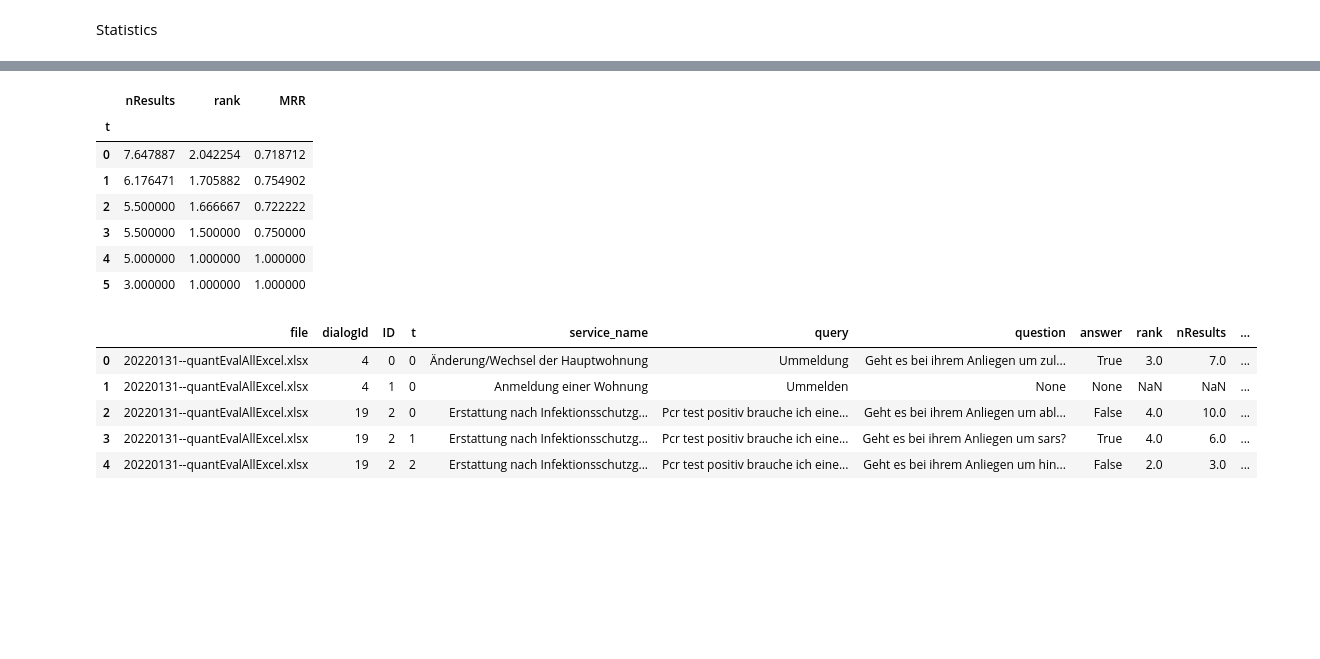
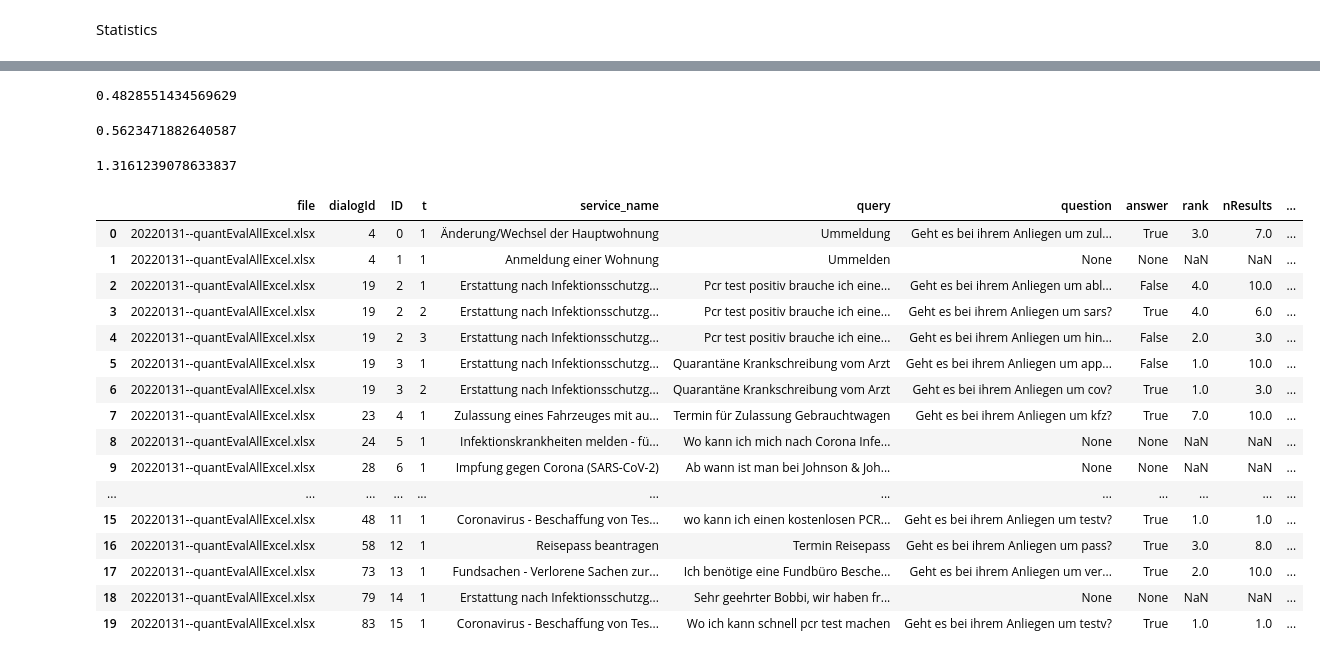
Before and after one commit to moritzwassmer/PJDS_chatbot, a Jupyter notebook: CodingDirectory/Clustering/evaluation.ipynb, the cells around one changed output, grey strips where cells are left out. Drawn from its saved outputs; the diff is of its cells as text; code cells hidden in the pictures; blank space fills up the shorter version.

```diff
--- a/CodingDirectory/Clustering/evaluation.ipynb
+++ b/CodingDirectory/Clustering/evaluation.ipynb
@@ -18,7 +18,7 @@ warnings.filterwarnings(action='ignore')
 import os
 file = os.path.realpath("../../Evaluierung/eval.csv")
 eval = pd.read_csv(file, sep = ";")
-eval = eval.head(100)
+eval = eval.head(1000)
 eval.head()
 # %% [output]
 |  | documentId | file | dialogId | initialQuestion | suggestionCount | directlyFound | name |
@@ -138,6 +139,7 @@ for (ID, row) in eval.iterrows():#np.arange(0,len(eval.index)-1):#[0,1,2,3,4]
 # %%
 log_df = pd.DataFrame(lg.liste, columns=["file","dialogId", "ID","t", "service_name", "query", "question", "answer", "rank", "nResults"])
 log_df["rank"] = log_df["rank"]+1
+log_df["t"] = log_df["t"] +1
 log_df.head()
 # %% [output]
 |  | file | dialogId | ID | t | service_name | query | question | answer | rank | nResults |
@@ -176,15 +180 @@ t
 Name: sugg_improvement, dtype: float64
-# %%
-# MRR
-log_df["MRR"] = 1/log_df["rank"]
-
-log_df.groupby(["t"])["nResults", "rank", "MRR" ].mean()
-# %% [output]
-|  | nResults | rank | MRR |
-| t |  |  |  |
-| 0 | 7.647887 | 2.042254 | 0.718712 |
-| 1 | 6.176471 | 1.705882 | 0.754902 |
-| 2 | 5.500000 | 1.666667 | 0.722222 |
-| 3 | 5.500000 | 1.500000 | 0.750000 |
-| 4 | 5.000000 | 1.000000 | 1.000000 |
-| 5 | 3.000000 | 1.000000 | 1.000000 |
@@ -193,12 +181,40 @@ log_df.groupby(["t"])["nResults", "rank", "MRR" ].mean()
-# %%
-#test = pd.merge(eval, log_df, on=["file", "dialogId"], how="inner")
-#test
-
-log_df.head()
-# %% [output]
-|  | file | dialogId | ID | t | service_name | query | question | answer | rank | nResults | ... |
-| 0 | 20220131--quantEvalAllExcel.xlsx | 4 | 0 | 0 | Änderung/Wechsel der Hauptwohnung | Ummeldung | Geht es bei ihrem Anliegen um zul... | True | 3.0 | 7.0 | ... |
-| 1 | 20220131--quantEvalAllExcel.xlsx | 4 | 1 | 0 | Anmeldung einer Wohnung | Ummelden | None | None | NaN | NaN | ... |
-| 2 | 20220131--quantEvalAllExcel.xlsx | 19 | 2 | 0 | Erstattung nach Infektionsschutzg... | Pcr test positiv brauche ich eine... | Geht es bei ihrem Anliegen um abl... | False | 4.0 | 10.0 | ... |
-| 3 | 20220131--quantEvalAllExcel.xlsx | 19 | 2 | 1 | Erstattung nach Infektionsschutzg... | Pcr test positiv brauche ich eine... | Geht es bei ihrem Anliegen um sars? | True | 4.0 | 6.0 | ... |
-| 4 | 20220131--quantEvalAllExcel.xlsx | 19 | 2 | 2 | Erstattung nach Infektionsschutzg... | Pcr test positiv brauche ich eine... | Geht es bei ihrem Anliegen um hin... | False | 2.0 | 3.0 | ... |
+# %%
+# MRR ohne cluster refinement
+df = log_df.loc[log_df["t"] == 1]
+MRR_ohne = 1/(df["rank"].mean())
+MRR_ohne
+# %% [output]
+0.4828551434569629
+# %%
+# MRR mit cluster refinement
+df = log_df.groupby(["ID"]).last("t")
+MRR_mit = 1/(df["rank"].mean())
+MRR_mit
+#df.head()
+# %% [output]
+0.5623471882640587
+# %%
+# avg Turns (Achtun!) -> chatbot geht noch nicht bis auf einzelnen service herunter
+log_df["t"].mean()
+# %% [output]
+1.3161239078633837
+# %%
+log_df.head(20)
+# %% [output]
+|  | file | dialogId | ID | t | service_name | query | question | answer | rank | nResults | ... |
+| 0 | 20220131--quantEvalAllExcel.xlsx | 4 | 0 | 1 | Änderung/Wechsel der Hauptwohnung | Ummeldung | Geht es bei ihrem Anliegen um zul... | True | 3.0 | 7.0 | ... |
+| 1 | 20220131--quantEvalAllExcel.xlsx | 4 | 1 | 1 | Anmeldung einer Wohnung | Ummelden | None | None | NaN | NaN | ... |
+| 2 | 20220131--quantEvalAllExcel.xlsx | 19 | 2 | 1 | Erstattung nach Infektionsschutzg... | Pcr test positiv brauche ich eine... | Geht es bei ihrem Anliegen um abl... | False | 4.0 | 10.0 | ... |
+| 3 | 20220131--quantEvalAllExcel.xlsx | 19 | 2 | 2 | Erstattung nach Infektionsschutzg... | Pcr test positiv brauche ich eine... | Geht es bei ihrem Anliegen um sars? | True | 4.0 | 6.0 | ... |
+| 4 | 20220131--quantEvalAllExcel.xlsx | 19 | 2 | 3 | Erstattung nach Infektionsschutzg... | Pcr test positiv brauche ich eine... | Geht es bei ihrem Anliegen um hin... | False | 2.0 | 3.0 | ... |
+| 5 | 20220131--quantEvalAllExcel.xlsx | 19 | 3 | 1 | Erstattung nach Infektionsschutzg... | Quarantäne Krankschreibung vom Arzt | Geht es bei ihrem Anliegen um app... | False | 1.0 | 10.0 | ... |
+| 6 | 20220131--quantEvalAllExcel.xlsx | 19 | 3 | 2 | Erstattung nach Infektionsschutzg... | Quarantäne Krankschreibung vom Arzt | Geht es bei ihrem Anliegen um cov? | True | 1.0 | 3.0 | ... |
+| 7 | 20220131--quantEvalAllExcel.xlsx | 23 | 4 | 1 | Zulassung eines Fahrzeuges mit au... | Termin für Zulassung Gebrauchtwagen | Geht es bei ihrem Anliegen um kfz? | True | 7.0 | 10.0 | ... |
+| 8 | 20220131--quantEvalAllExcel.xlsx | 24 | 5 | 1 | Infektionskrankheiten melden - fü... | Wo kann ich mich nach Corona Infe... | None | None | NaN | NaN | ... |
+| 9 | 20220131--quantEvalAllExcel.xlsx | 28 | 6 | 1 | Impfung gegen Corona (SARS-CoV-2) | Ab wann ist man bei Johnson & Joh... | None | None | NaN | NaN | ... |
+| ... | ... | ... | ... | ... | ... | ... | ... | ... | ... | ... | ... |
+| 15 | 20220131--quantEvalAllExcel.xlsx | 48 | 11 | 1 | Coronavirus - Beschaffung von Tes... | wo kann ich einen kostenlosen PCR... | Geht es bei ihrem Anliegen um testv? | True | 1.0 | 1.0 | ... |
+| 16 | 20220131--quantEvalAllExcel.xlsx | 58 | 12 | 1 | Reisepass beantragen | Termin Reisepass | Geht es bei ihrem Anliegen um pass? | True | 3.0 | 8.0 | ... |
+| 17 | 20220131--quantEvalAllExcel.xlsx | 73 | 13 | 1 | Fundsachen - Verlorene Sachen zur... | Ich benötige eine Fundbüro Besche... | Geht es bei ihrem Anliegen um ver... | True | 2.0 | 10.0 | ... |
+| 18 | 20220131--quantEvalAllExcel.xlsx | 79 | 14 | 1 | Erstattung nach Infektionsschutzg... | Sehr geehrter Bobbi, wir haben fr... | None | None | NaN | NaN | ... |
+| 19 | 20220131--quantEvalAllExcel.xlsx | 83 | 15 | 1 | Coronavirus - Beschaffung von Tes... | Wo ich kann schnell pcr test machen | Geht es bei ihrem Anliegen um testv? | True | 1.0 | 1.0 | ... |
```
Also changed, not shown: parts of 5 cells of this notebook.
